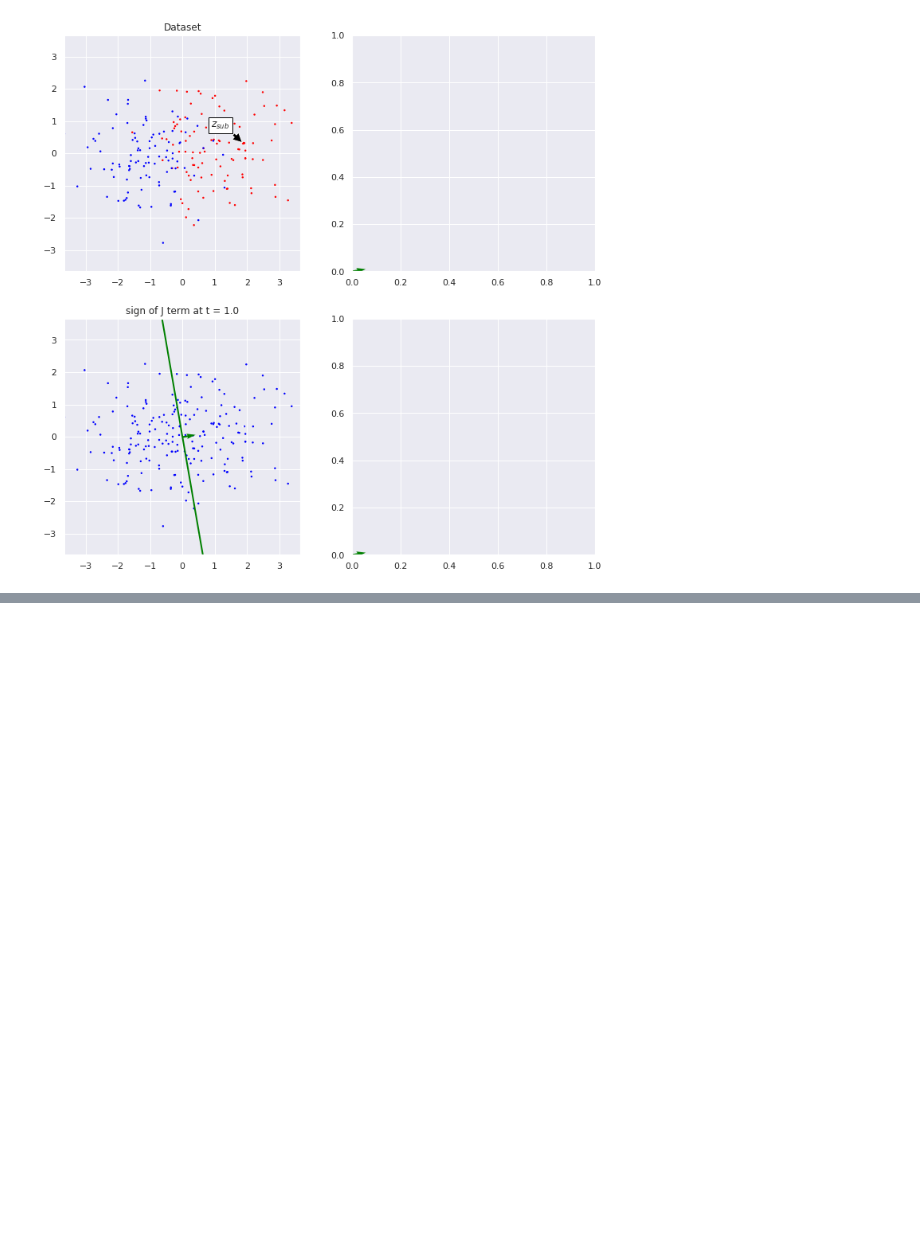
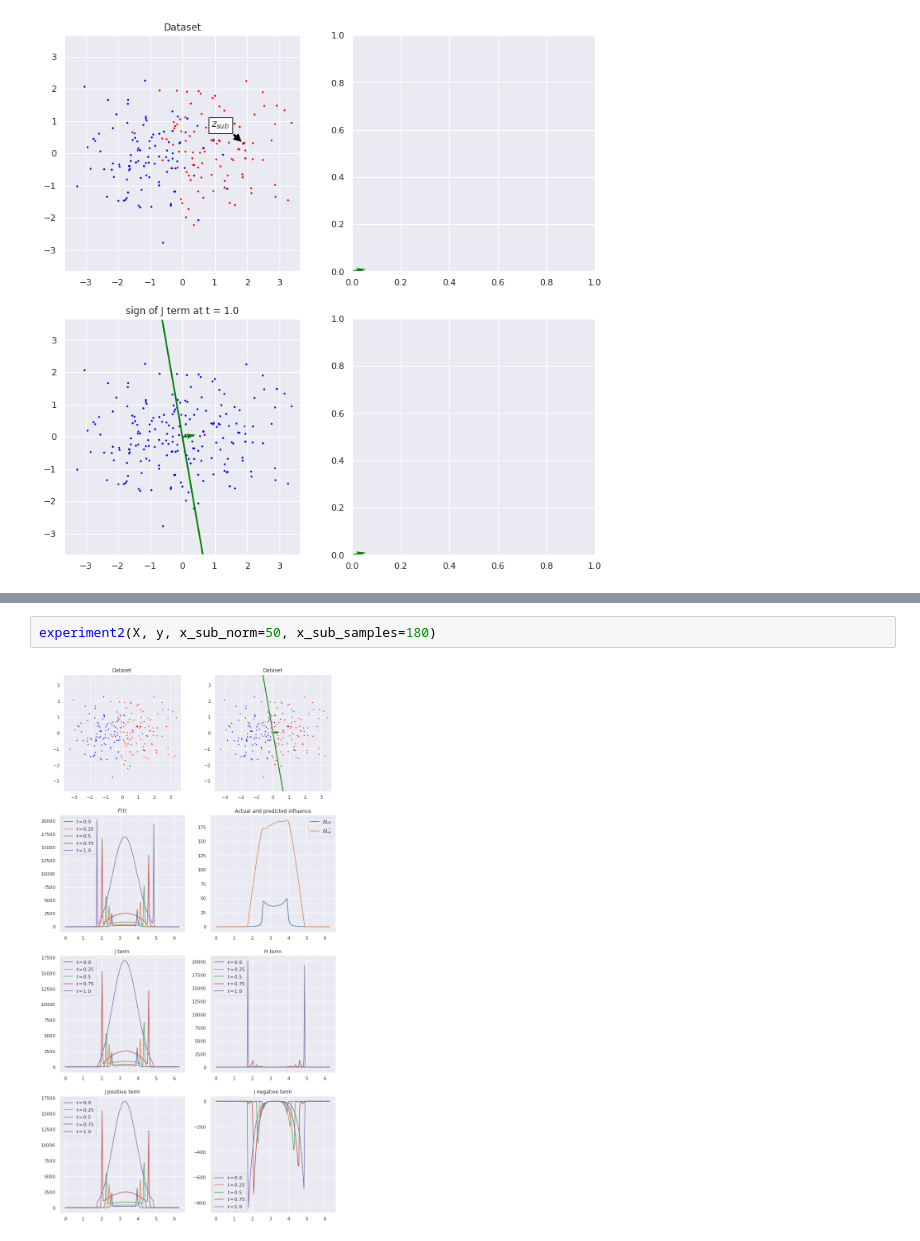
Before and after one commit to bbbert/influence-release, a Jupyter notebook: scripts/bash_examples.ipynb, the cells around one changed output, grey strips where cells are left out. Cells and saved outputs as stored; diff of their text form; blank space fills up the shorter version.

```diff
--- a/scripts/bash_examples.ipynb
+++ b/scripts/bash_examples.ipynb
@@ -346,0 +460,4 @@ experiment(X, y, (np.array([18.76575467, 3.14490317])*0.1, 1), t_samples=2, what
+# %%
+experiment2(X, y, x_sub_norm=50, x_sub_samples=180)
+# %% [output]
+[figure, added]
```
Also changed, not shown: parts of 10 cells of this notebook, 2 other files.
